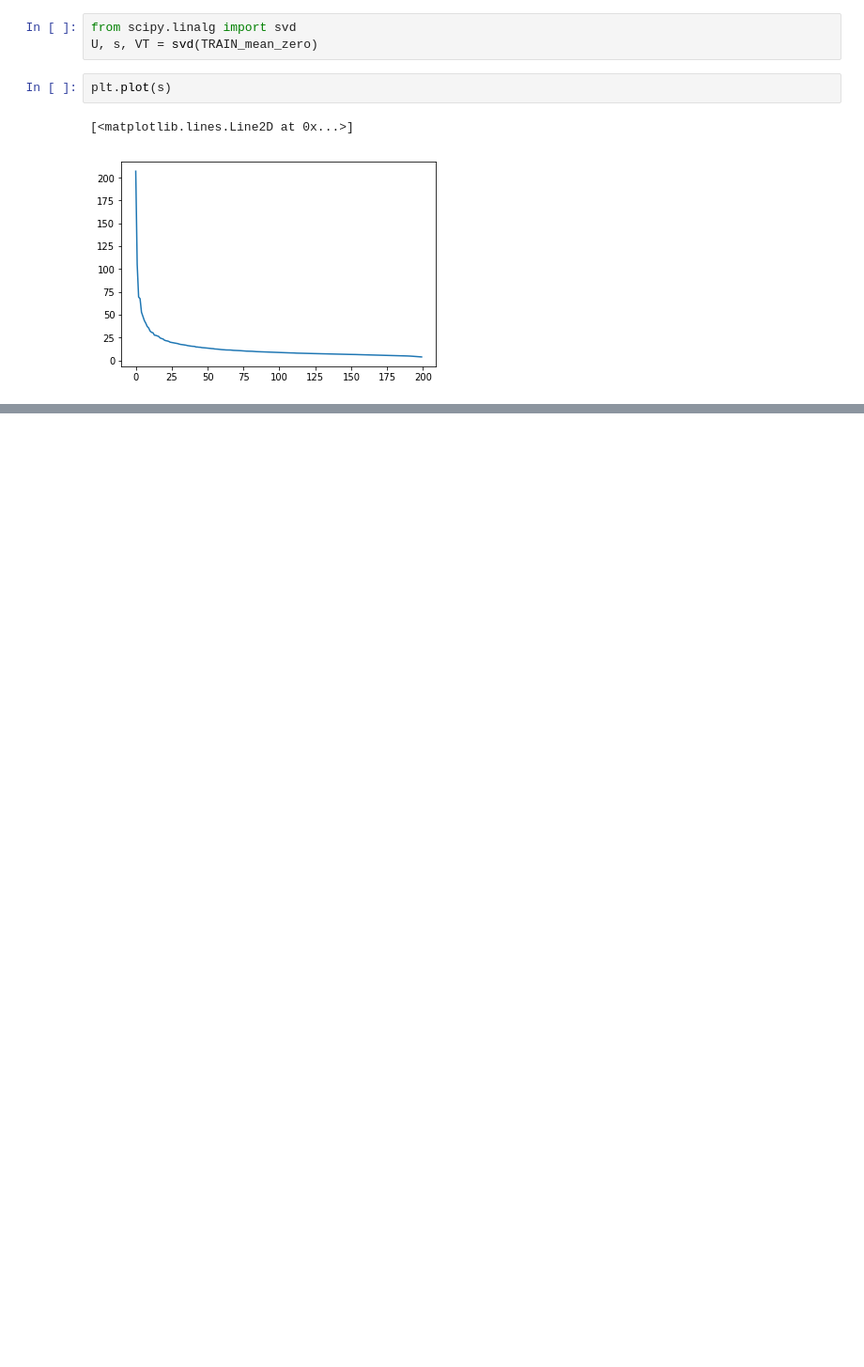
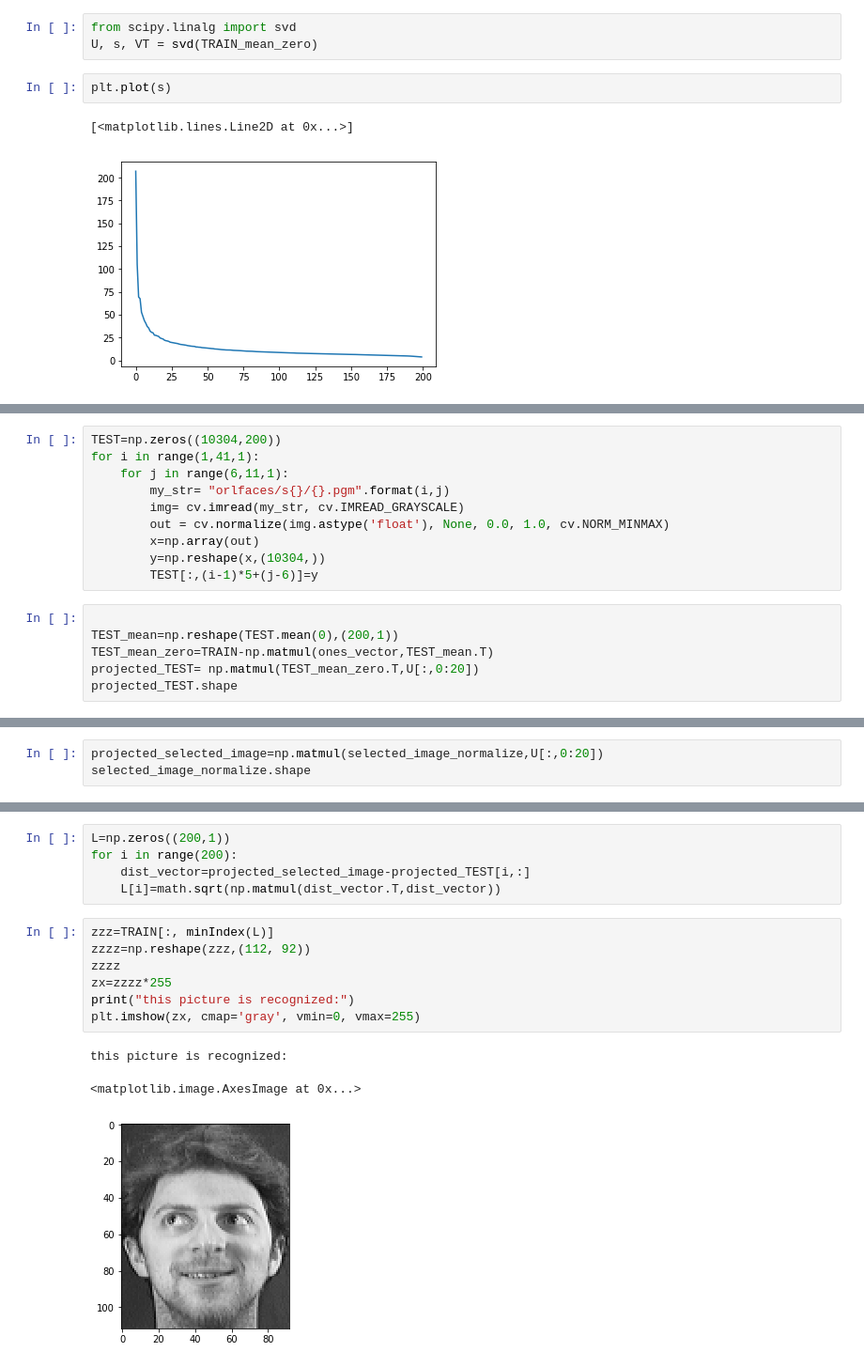
Before and after one commit to mortezadalir/PCA-face-recognition, a Jupyter notebook: PCA-Face-Recognition.ipynb, the cells around one changed output, grey strips where cells are left out. Shown: that part at 94% size. Cells and saved outputs as stored; diff of their text form; blank space fills up the shorter version.

```diff
--- a/PCA-Face-Recognition.ipynb
+++ b/PCA-Face-Recognition.ipynb
@@ -43,0 +65,16 @@ U[:,0:20]
+# %%
+TEST=np.zeros((10304,200))
+for i in range(1,41,1):
+    for j in range(6,11,1):
+        my_str= "orlfaces/s{}/{}.pgm".format(i,j)
+        img= cv.imread(my_str, cv.IMREAD_GRAYSCALE)
+        out = cv.normalize(img.astype('float'), None, 0.0, 1.0, cv.NORM_MINMAX)
+        x=np.array(out)
+        y=np.reshape(x,(10304,))
+        TEST[:,(i-1)*5+(j-6)]=y
+# %%
+
+TEST_mean=np.reshape(TEST.mean(0),(200,1))
+TEST_mean_zero=TRAIN-np.matmul(ones_vector,TEST_mean.T)
+projected_TEST= np.matmul(TEST_mean_zero.T,U[:,0:20])
+projected_TEST.shape
@@ -43,0 +83,3 @@ U[:,0:20]
+# %%
+projected_selected_image=np.matmul(selected_image_normalize,U[:,0:20])
+selected_image_normalize.shape
@@ -43,0 +96,16 @@ U[:,0:20]
+# %%
+L=np.zeros((200,1))
+for i in range(200):
+    dist_vector=projected_selected_image-projected_TEST[i,:]
+    L[i]=math.sqrt(np.matmul(dist_vector.T,dist_vector))
+# %%
+zzz=TRAIN[:, minIndex(L)]
+zzzz=np.reshape(zzz,(112, 92))
+zzzz
+zx=zzzz*255
+print("this picture is recognized:")
+plt.imshow(zx, cmap='gray', vmin=0, vmax=255)
+# %% [output]
+this picture is recognized:
+<matplotlib.image.AxesImage at 0x...>
+[figure, added]
```
Also changed, not shown: parts of 10 cells of this notebook, 1 other file.
